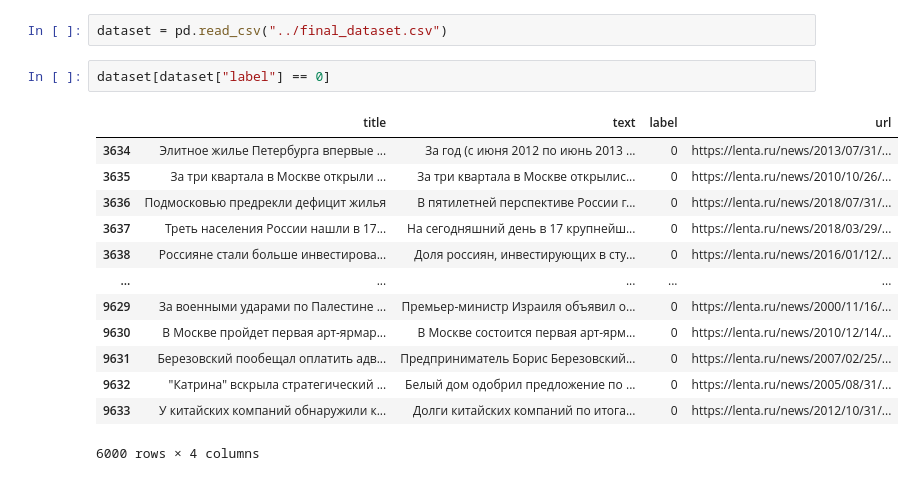
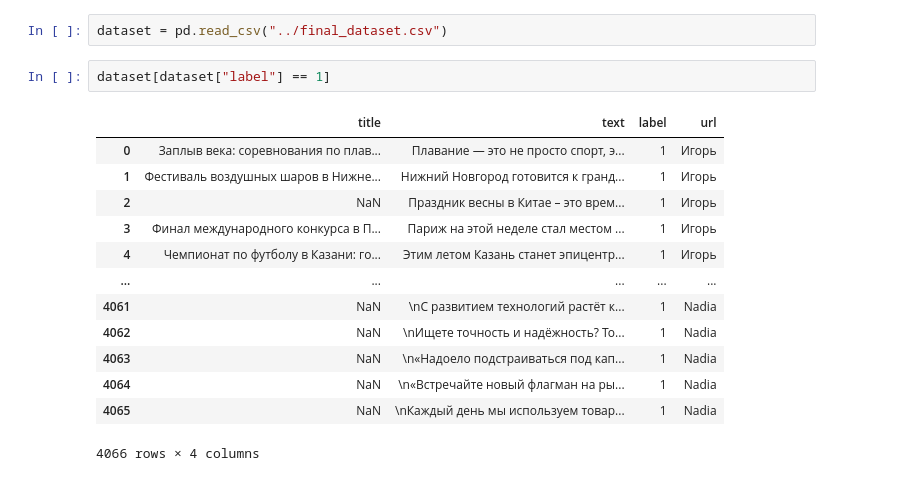
Before and after one commit to nadiaroschina/native-advertising-detection, a Jupyter notebook: data/data_search.ipynb, the cells around one changed output. Drawn from its saved outputs; the diff is of its cells as text.

```diff
--- a/data/data_search.ipynb
+++ b/data/data_search.ipynb
@@ -95,18 +95,18 @@ profile
 # %%
 dataset = pd.read_csv("../final_dataset.csv")
 # %%
-dataset[dataset["label"] == 0]
+dataset[dataset["label"] == 1]
 # %% [output]
 |  | title | text | label | url |
-| 3634 | Элитное жилье Петербурга впервые ... | За год (с июня 2012 по июнь 2013 ... | 0 | https://lenta.ru/news/2013/07/31/... |
-| 3635 | За три квартала в Москве открыли ... | За три квартала в Москве открылис... | 0 | https://lenta.ru/news/2010/10/26/... |
-| 3636 | Подмосковью предрекли дефицит жилья | В пятилетней перспективе России г... | 0 | https://lenta.ru/news/2018/07/31/... |
-| 3637 | Треть населения России нашли в 17... | На сегодняшний день в 17 крупнейш... | 0 | https://lenta.ru/news/2018/03/29/... |
-| 3638 | Россияне стали больше инвестирова... | Доля россиян, инвестирующих в сту... | 0 | https://lenta.ru/news/2016/01/12/... |
+| 0 | Заплыв века: соревнования по плав... | Плавание — это не просто спорт, э... | 1 | Игорь |
+| 1 | Фестиваль воздушных шаров в Нижне... | Нижний Новгород готовится к гранд... | 1 | Игорь |
+| 2 | NaN | Праздник весны в Китае – это врем... | 1 | Игорь |
+| 3 | Финал международного конкурса в П... | Париж на этой неделе стал местом ... | 1 | Игорь |
+| 4 | Чемпионат по футболу в Казани: го... | Этим летом Казань станет эпицентр... | 1 | Игорь |
 | ... | ... | ... | ... | ... |
-| 9629 | За военными ударами по Палестине ... | Премьер-министр Израиля объявил о... | 0 | https://lenta.ru/news/2000/11/16/... |
-| 9630 | В Москве пройдет первая арт-ярмар... | В Москве состоится первая арт-ярм... | 0 | https://lenta.ru/news/2010/12/14/... |
-| 9631 | Березовский пообещал оплатить адв... | Предприниматель Борис Березовский... | 0 | https://lenta.ru/news/2007/02/25/... |
-| 9632 | "Катрина" вскрыла стратегический ... | Белый дом одобрил предложение по ... | 0 | https://lenta.ru/news/2005/08/31/... |
-| 9633 | У китайских компаний обнаружили к... | Долги китайских компаний по итога... | 0 | https://lenta.ru/news/2012/10/31/... |
+| 4061 | NaN | \nС развитием технологий растёт к... | 1 | Nadia |
+| 4062 | NaN | \nИщете точность и надёжность? То... | 1 | Nadia |
+| 4063 | NaN | \n«Надоело подстраиваться под кап... | 1 | Nadia |
+| 4064 | NaN | \n«Встречайте новый флагман на ры... | 1 | Nadia |
+| 4065 | NaN | \nКаждый день мы используем товар... | 1 | Nadia |
-6000 rows × 4 columns
+4066 rows × 4 columns
```
Also changed, not shown: parts of 11 cells of this notebook, 3 other files.
